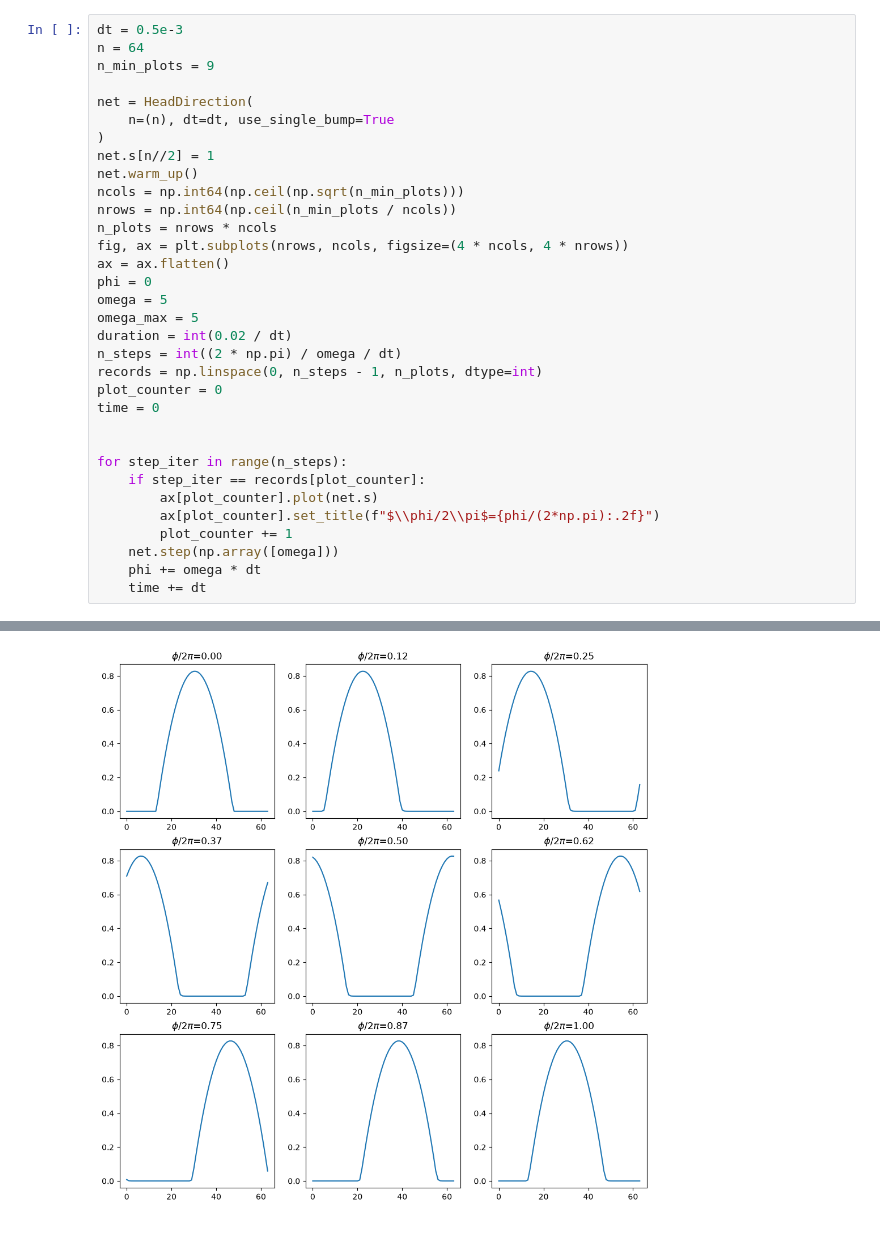
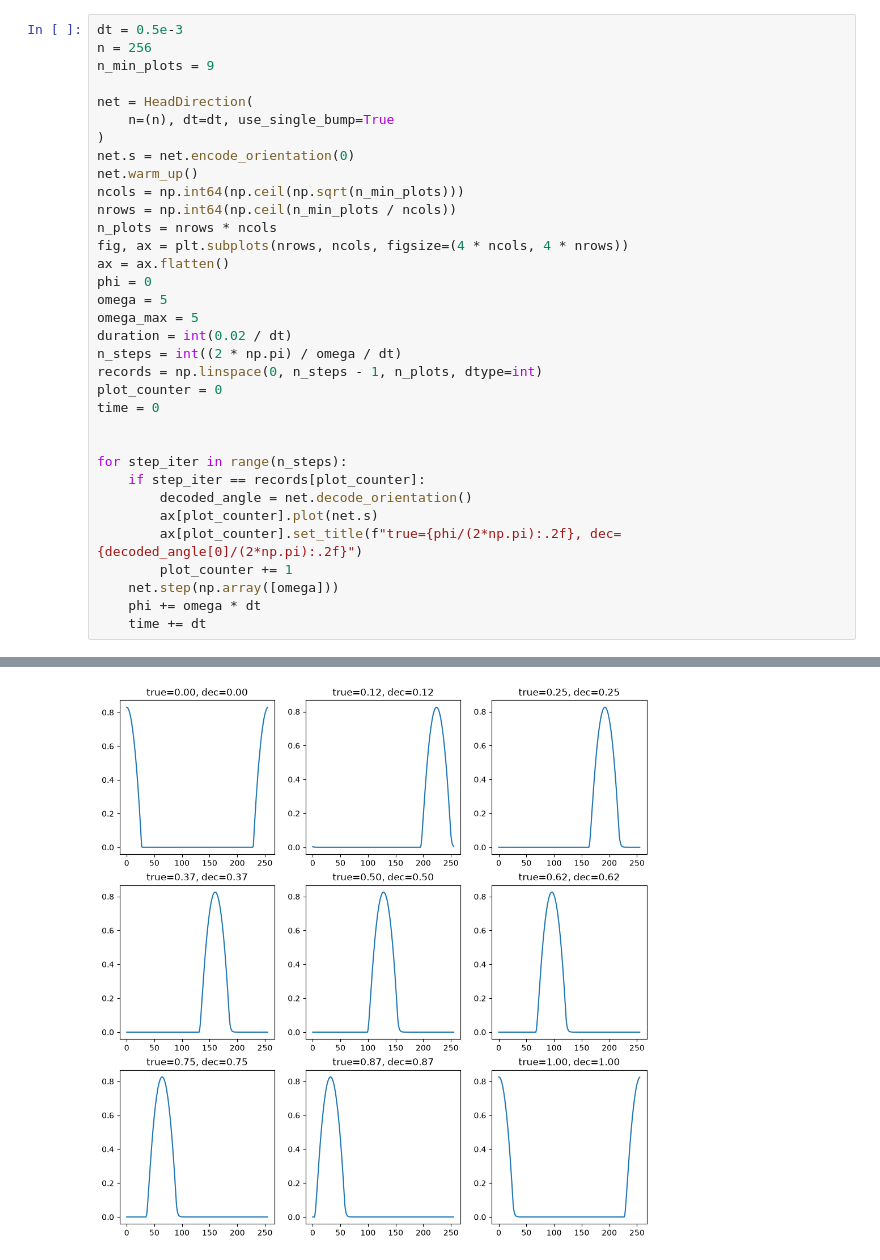
Before and after one commit to siaulich/grid-cells, a Jupyter notebook: notebooks/bat_flight_pure_cells.ipynb, the cells around one changed output, grey strips where cells are left out. Drawn from its saved outputs; the diff is of its cells as text.

```diff
--- a/notebooks/bat_flight_pure_cells.ipynb
+++ b/notebooks/bat_flight_pure_cells.ipynb
@@ -12,13 +16,13 @@ DATA_DIR = "../simulation_data"
 PLOTS_DIR = "../plots"
 # %%
 dt = 0.5e-3
-n = 64
+n = 256
 n_min_plots = 9
 
 net = HeadDirection(
     n=(n), dt=dt, use_single_bump=True
 )
-net.s[n//2] = 1
+net.s = net.encode_orientation(0)
 net.warm_up()
 ncols = np.int64(np.ceil(np.sqrt(n_min_plots)))
 nrows = np.int64(np.ceil(n_min_plots / ncols))
@@ -37,8 +41,9 @@ time = 0
 
 for step_iter in range(n_steps):
     if step_iter == records[plot_counter]:
+        decoded_angle = net.decode_orientation()
         ax[plot_counter].plot(net.s)
-        ax[plot_counter].set_title(f"$\\phi/2\\pi$={phi/(2*np.pi):.2f}")
+        ax[plot_counter].set_title(f"true={phi/(2*np.pi):.2f}, dec={decoded_angle[0]/(2*np.pi):.2f}")
         plot_counter += 1
     net.step(np.array([omega]))
     phi += omega * dt
@@ -49 +54 @@ Ran warm up for 1050 steps
-[figure, old version]
+[figure, new version]
```
Also changed, not shown: parts of 4 cells of this notebook, 3 other files.
